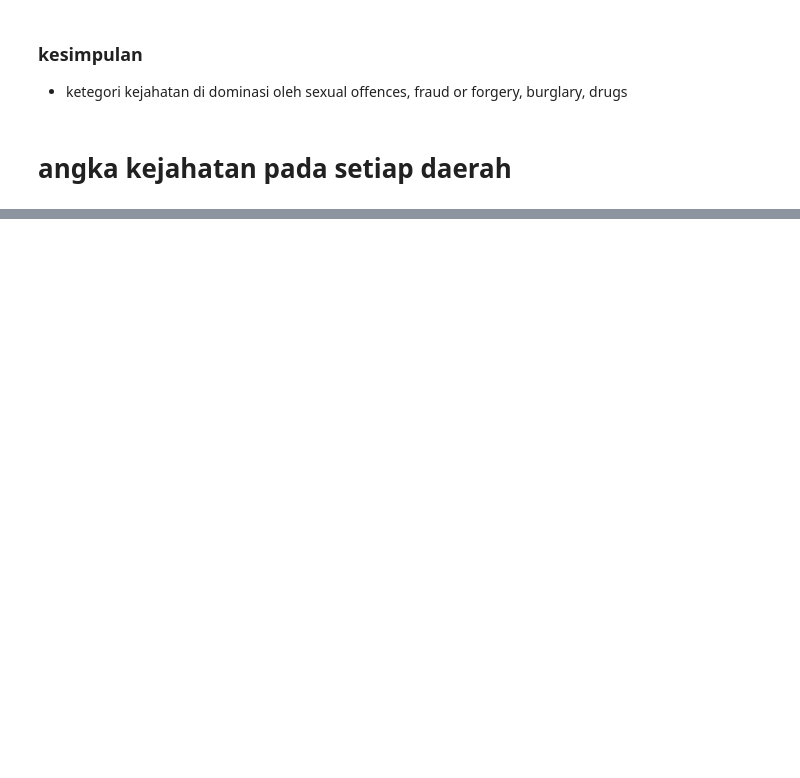
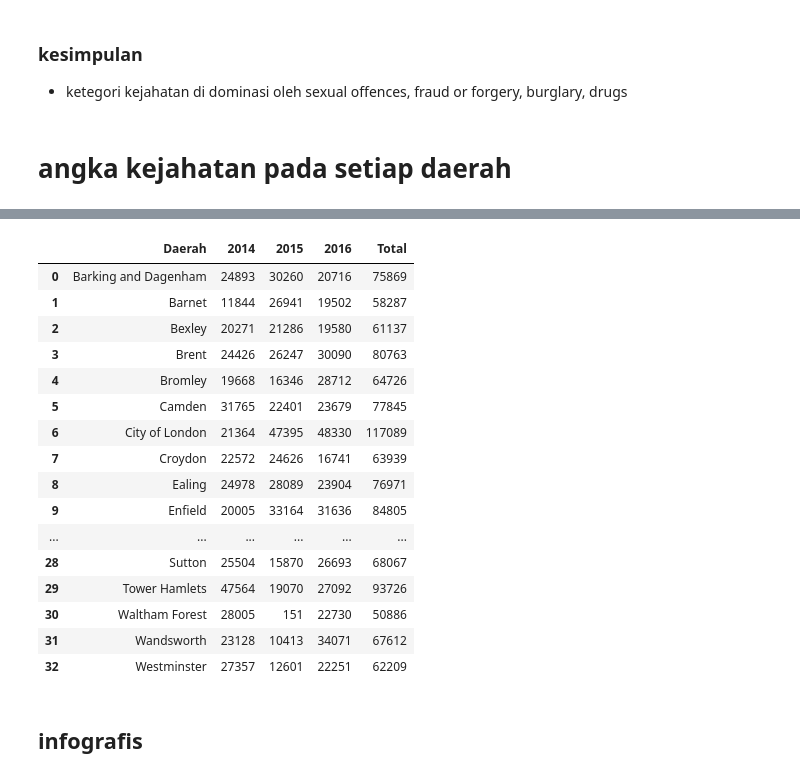
Before and after one commit to ainajefelina/Studi-Independen, a Jupyter notebook: Assignment 1/Percobaan 3/bismillah.ipynb, the cells around one changed output, grey strips where cells are left out. Saved outputs shown, nothing was run; the diff lists cells and outputs as text; code cells hidden in the pictures; blank space fills up the shorter version.

```diff
--- a/Assignment 1/Percobaan 3/bismillah.ipynb
+++ b/Assignment 1/Percobaan 3/bismillah.ipynb
@@ -226,0 +320,22 @@ plt.show()
+# %%
+df_kej_daerah=pd.DataFrame({'Daerah': daerah, '2014': total_angka14, '2015': total_angka15, '2016': total_angka16})
+df_kej_daerah['Total'] = df_kej_daerah.sum(axis=1)
+df_kej_daerah
+# %% [output]
+|  | Daerah | 2014 | 2015 | 2016 | Total |
+| 0 | Barking and Dagenham | 24893 | 30260 | 20716 | 75869 |
+| 1 | Barnet | 11844 | 26941 | 19502 | 58287 |
+| 2 | Bexley | 20271 | 21286 | 19580 | 61137 |
+| 3 | Brent | 24426 | 26247 | 30090 | 80763 |
+| 4 | Bromley | 19668 | 16346 | 28712 | 64726 |
+| 5 | Camden | 31765 | 22401 | 23679 | 77845 |
+| 6 | City of London | 21364 | 47395 | 48330 | 117089 |
+| 7 | Croydon | 22572 | 24626 | 16741 | 63939 |
+| 8 | Ealing | 24978 | 28089 | 23904 | 76971 |
+| 9 | Enfield | 20005 | 33164 | 31636 | 84805 |
+| ... | ... | ... | ... | ... | ... |
+| 28 | Sutton | 25504 | 15870 | 26693 | 68067 |
+| 29 | Tower Hamlets | 47564 | 19070 | 27092 | 93726 |
+| 30 | Waltham Forest | 28005 | 151 | 22730 | 50886 |
+| 31 | Wandsworth | 23128 | 10413 | 34071 | 67612 |
+| 32 | Westminster | 27357 | 12601 | 22251 | 62209 |
@@ -226,0 +345,2 @@ plt.show()
+# %% [markdown]
+## infografis
```
Also changed, not shown: parts of 13 cells of this notebook, 1 other file.
